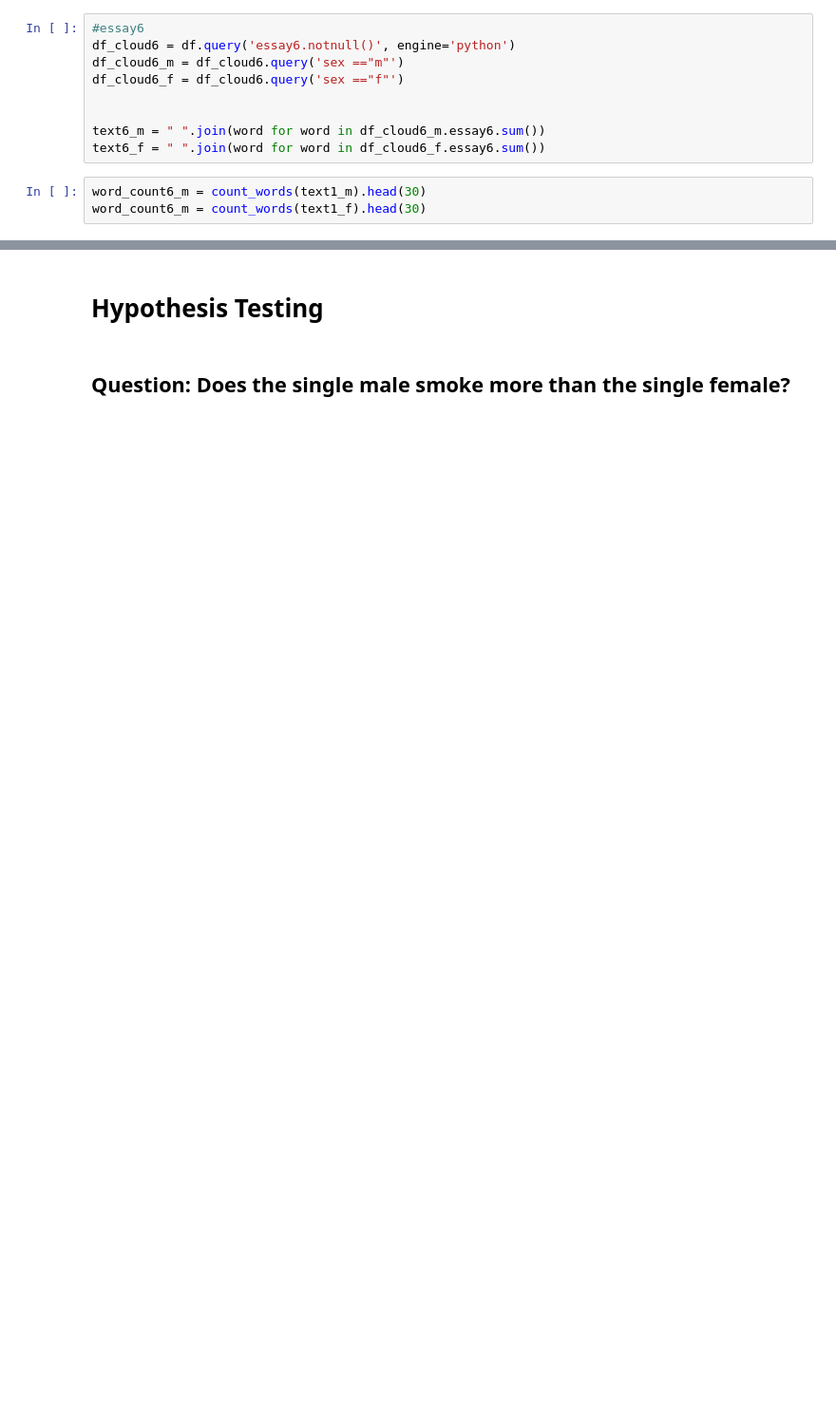
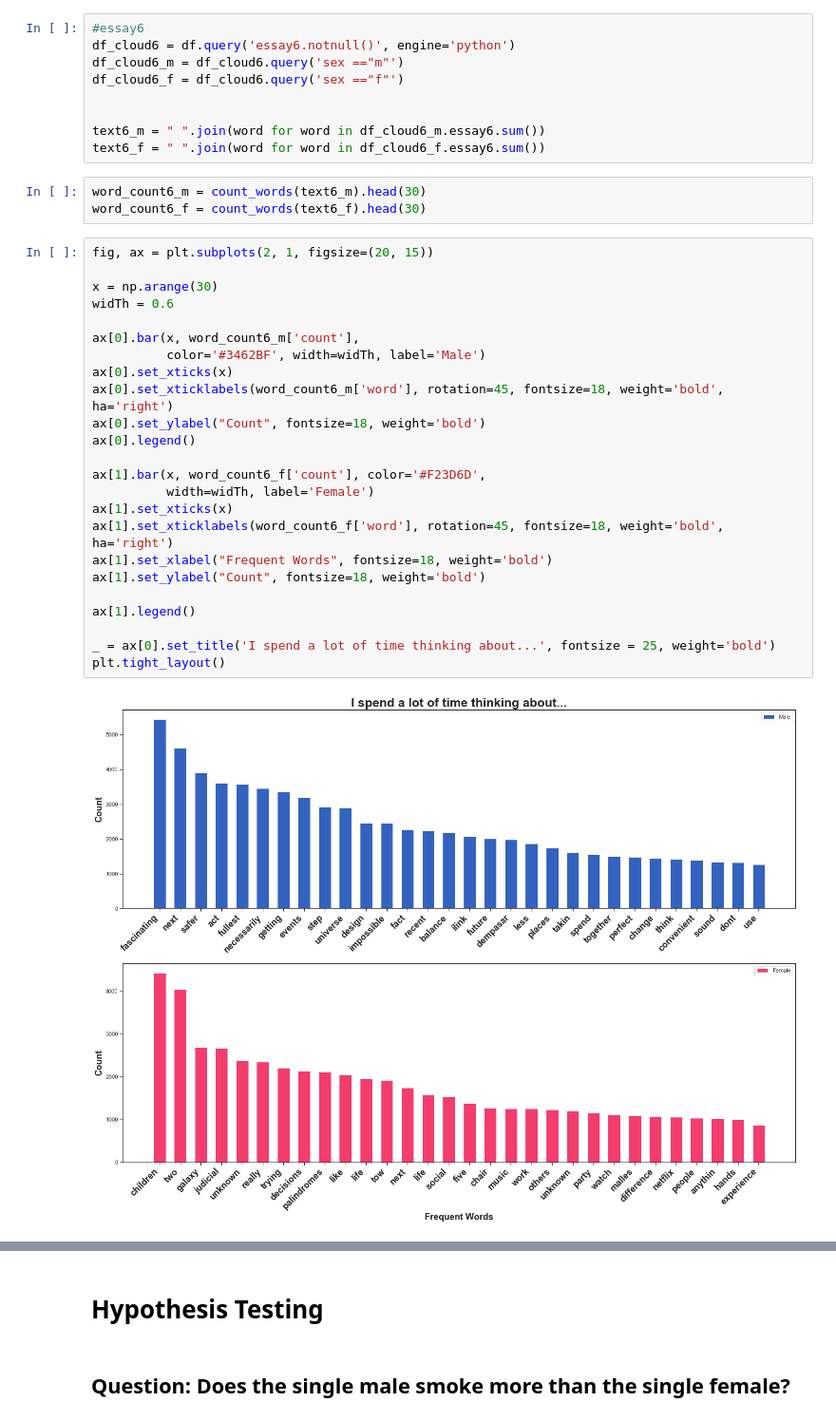
Before and after one commit to stuartxu2/OKCupid_matching, a Jupyter notebook: OKCupid_EDA.ipynb, the cells around one changed output, grey strips where cells are left out. Shown at 95% size. Cells and saved outputs as stored; diff of their text form; blank space fills up the shorter version.

```diff
--- a/OKCupid_EDA.ipynb
+++ b/OKCupid_EDA.ipynb
@@ -668,8 +699,34 @@ df_cloud6_f = df_cloud6.query('sex =="f"')
 text6_m = " ".join(word for word in df_cloud6_m.essay6.sum())
 text6_f = " ".join(word for word in df_cloud6_f.essay6.sum())
 # %%
-word_count6_m = count_words(text1_m).head(30)
-word_count6_m = count_words(text1_f).head(30)
+word_count6_m = count_words(text6_m).head(30)
+word_count6_f = count_words(text6_f).head(30)
+# %%
+fig, ax = plt.subplots(2, 1, figsize=(20, 15))
+
+x = np.arange(30)
+widTh = 0.6
+
+ax[0].bar(x, word_count6_m['count'],
+          color='#3462BF', width=widTh, label='Male')
+ax[0].set_xticks(x)
+ax[0].set_xticklabels(word_count6_m['word'], rotation=45, fontsize=18, weight='bold', ha='right')
+ax[0].set_ylabel("Count", fontsize=18, weight='bold')
+ax[0].legend()
+
+ax[1].bar(x, word_count6_f['count'], color='#F23D6D',
+          width=widTh, label='Female')
+ax[1].set_xticks(x)
+ax[1].set_xticklabels(word_count6_f['word'], rotation=45, fontsize=18, weight='bold', ha='right')
+ax[1].set_xlabel("Frequent Words", fontsize=18, weight='bold')
+ax[1].set_ylabel("Count", fontsize=18, weight='bold')
+
+ax[1].legend()
+
+_ = ax[0].set_title('I spend a lot of time thinking about...', fontsize = 25, weight='bold')
+plt.tight_layout()
+# %% [output]
+[figure, added]
 # %%
 generate_wordcloud(text6_m, mask6, STOPWORDS = ['things'])
 generate_wordcloud(text6_f, mask6, STOPWORDS = ['things', 'something'])
```
Also changed, not shown: parts of 28 cells of this notebook, 1 other file.
